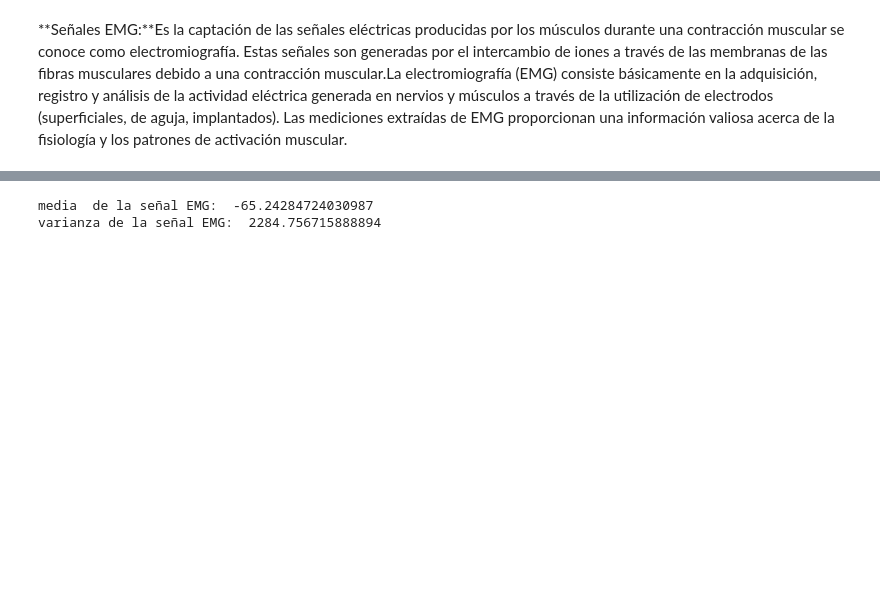
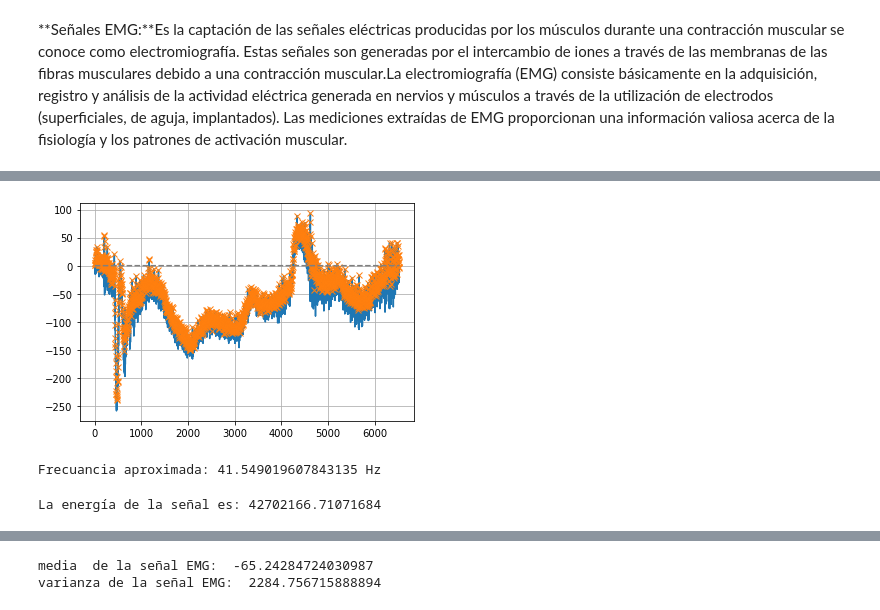
Before and after one commit to ManueloRZ2/MiniProyecto, a Jupyter notebook: Miniproyecto1(com1).ipynb, the cells around one changed output, grey strips where cells are left out. Cells and saved outputs as stored; diff of their text form; code cells hidden in the pictures; blank space fills up the shorter version.

```diff
--- a/Miniproyecto1(com1).ipynb
+++ b/Miniproyecto1(com1).ipynb
@@ -216,2 +229,25 @@ plt.show()
+# %%
+#Frecuencia de parpadeo de los ojos
+import scipy.signal as sc
+from scipy.signal import find_peaks
+import cv2
+
+peaks, _ = find_peaks(EMG, height=-260)
+plt.plot(EMG)
+plt.plot(peaks,EMG[peaks], "x")
+plt.plot(np.zeros_like(EMG), "--", color="gray")
+plt.grid()
+plt.show()
+
+freq=len(EMG[peaks])
+print("Frecuancia aproximada:", freq/51, "Hz")
+# %% [output]
+[figure, added]
+Frecuancia aproximada: 41.549019607843135 Hz
 # %%
 #Energía de la señal
+
+EMG2=EMG**2
+print("La energía de la señal es:", sum(EMG2))
+# %% [output]
+La energía de la señal es: 42702166.71071684
```
Also changed, not shown: parts of 11 cells of this notebook.
